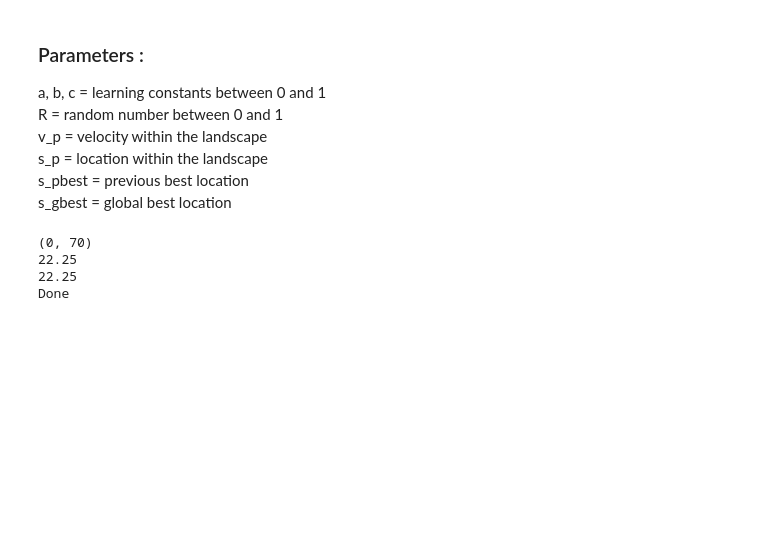
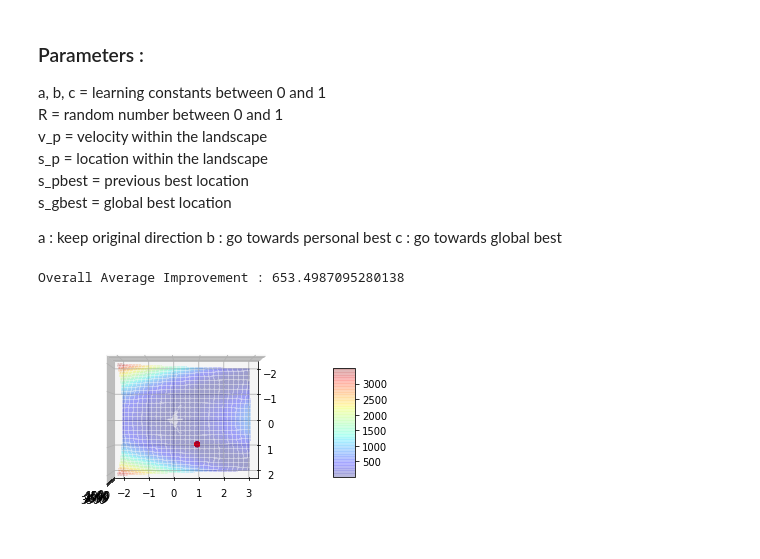
Before and after one commit to DeastinY/partial_swarm_optimization, a Jupyter notebook: Particle Swarm Optimization.ipynb, the cells around one changed output. Cells and saved outputs as stored; diff of their text form; code cells hidden in the pictures; blank space fills up the shorter version.

Commit message:
working results for rastrigin

```diff
--- a/Particle Swarm Optimization.ipynb
+++ b/Particle Swarm Optimization.ipynb
@@ -38,3 +47,7 @@ v_p = velocity within the landscape
 s_p = location within the landscape
 s_pbest = previous best location
 s_gbest = global best location
+
+a : keep original direction
+b : go towards personal best
+c : go towards global best
@@ -46,37 +54,55 @@ def particle_swarm_optimization(v_p, s_p, s_pbest, s_gbest):
 # %%
 def simulate(f):
-    global a, b, c
+    a, b, c = 1, 1, 1
     # Particle Starting Positions
-    s = 0.05
-    X = np.arange(-2, 2.+s, s)
-    Y = np.arange(-2, 3.+s, s)
+    X = np.arange(-2, 2, 1)
+    Y = np.arange(-2, 3, 1)
     X, Y = np.meshgrid(X, Y)
-    Vd = np.zeros(X.shape)  # Velocity Direction in degree
-    Vs = np.ones(X.shape)  # Velocity Strength
+    Vdx = np.ones(X.shape)  # Velocity Direction
+    Vdy = np.ones(X.shape)  # Velocity Direction
     Sx = np.zeros(X.shape)  # Best personal X
     Sy = np.zeros(X.shape)  # Best personal Y
-    Sv = np.zeros(X.shape)  # Best personal value
-    for _ in range(10):
+    Sv = np.full(X.shape, 100)  # Best personal value
+    original = f(X, Y)
+    iterations = 100
+    best = None
+    for it in range(iterations):
         # Move according to velocity
-        X, Y = X*np.cos(Vd)*Vs, Y*np.sin(Vd)*Vs
+        Vs = 0.1
+        a = (iterations-it)/iterations
+        b = 0.3
+        c = it/iterations
+        if not best is None and f(X[best],Y[best]) < 0.1:
+            a = 0
+            b = 0
+            c = 1
+        original_round = np.average(f(X, Y))
+        X, Y = X+Vdx*Vs, Y+Vdy*Vs
+        new_round = np.average(f(X, Y))
         # Determine personal best position
         for i in range(X.shape[0]):
             for j in range(X.shape[1]):
                 fitness = f(X[i, j],Y[i, j])
-                if fitness >= Sv[i, j]:
+                if fitness <= Sv[i, j]:
                     Sv[i, j], Sx[i, j], Sy[i, j] = fitness, X[i, j], Y[i, j]
                     #print("Fitness for {}/{} updated to {}".format(i, j, fitness))
         # Global best position
-        best = np.argmax(f(X, Y))
+        best = np.argmin(f(X, Y))
         best = np.unravel_index(best, X.shape)
+        #print("{} Global Best : {:.2f} Average Improvement : {:.2f}".format(it, f(X[best], Y[best]), original_round - new_round))
         # Determine new velocity
-        #a*np.cos(Vd)+b*(Sx-X)+c*
-        print("Done")
-        a = input()
+        nVdx = a*Vdx+b*(Sx-X)+c*(X[best]-X)
+        nVdy = a*Vdy+b*(Sy-Y)+c*(Y[best]-Y)
+        Vdx = np.clip(nVdx, -1, 1)
+        Vdy = np.clip(nVdy, -1, 1)
+        if it % (iterations/10) == 0:
+            plot(f, (X, Y), "image_{:d}.png".format(it//10))
+    final = f(X, Y)
+    print("Overall Average Improvement : {}".format(np.average(original-final)))
+    plot(f, (X, Y))
+
+
+simulate(rastrigin)
+# %% [output]
+Overall Average Improvement : 653.4987095280138
+[figure, added]
-# %%
-simulate(rastrigin)
-# %% [output]
-(0, 70)
-22.25
-22.25
-Done
```
Also changed, not shown: parts of 3 cells of this notebook, 11 other files.
